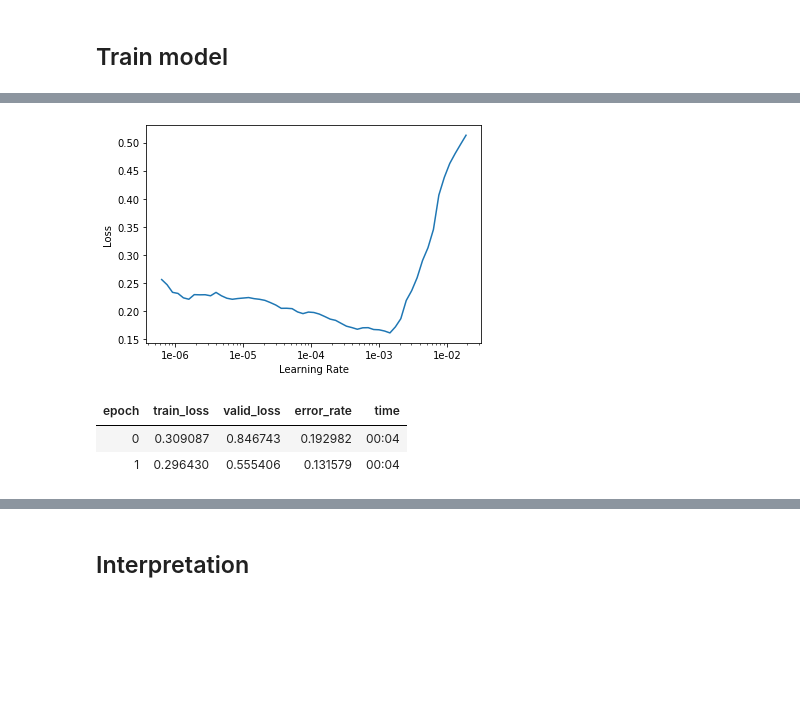
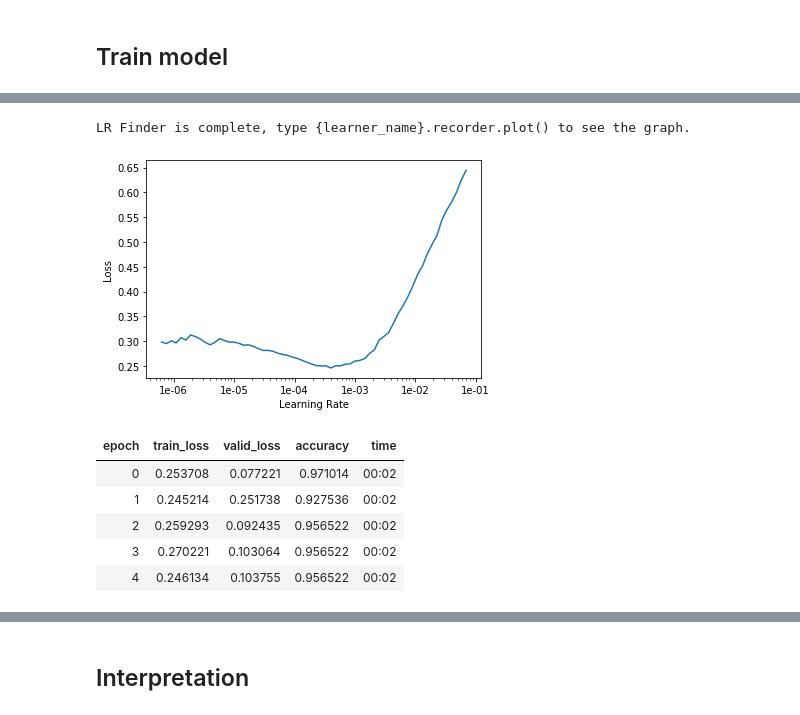
Before and after one commit to jw122/course-v3, a Jupyter notebook: nbs/dl1/datablock-playground.ipynb, the cells around one changed output, grey strips where cells are left out. Saved outputs shown, nothing was run; the diff lists cells and outputs as text; code cells hidden in the pictures; blank space fills up the shorter version.

```diff
--- a/nbs/dl1/datablock-playground.ipynb
+++ b/nbs/dl1/datablock-playground.ipynb
@@ -67,3 +90,5 @@ learn = create_cnn(data, models.resnet34, metrics=error_rate)
+# %%
+lr = 0.01
 # %%
-learn.fit_one_cycle(6)
+learn.fit_one_cycle(5, slice(lr))
 # %% [output]
@@ -79,4 +103,2 @@ learn.save('stage-1')
 # %%
 learn.unfreeze()
-# %%
-learn.load('stage-1')
@@ -105,0 +112,2 @@ LR Finder is complete, type {learner_name}.recorder.plot() to see the graph.
+# %%
+learn.fit_one_cycle(5, slice(1e-3, lr/5))
@@ -106,3 +125,4 @@ LR Finder is complete, type {learner_name}.recorder.plot() to see the graph.
 # %%
+learn.lr_find()
 learn.recorder.plot()
 # %% [output]
@@ -109,7 +130,11 @@ learn.recorder.plot()
+LR Finder is complete, type {learner_name}.recorder.plot() to see the graph.
-[figure, old version]
+[figure, new version]
 # %%
-learn.fit_one_cycle(2, max_lr=slice(3e-5,3e-3))
+learn.fit_one_cycle(5, slice(1e-4, lr/5))
 # %% [output]
-| epoch | train_loss | valid_loss | error_rate | time |
-| 0 | 0.309087 | 0.846743 | 0.192982 | 00:04 |
-| 1 | 0.296430 | 0.555406 | 0.131579 | 00:04 |
+| epoch | train_loss | valid_loss | accuracy | time |
+| 0 | 0.253708 | 0.077221 | 0.971014 | 00:02 |
+| 1 | 0.245214 | 0.251738 | 0.927536 | 00:02 |
+| 2 | 0.259293 | 0.092435 | 0.956522 | 00:02 |
+| 3 | 0.270221 | 0.103064 | 0.956522 | 00:02 |
+| 4 | 0.246134 | 0.103755 | 0.956522 | 00:02 |
```
Also changed, not shown: parts of 73 cells of this notebook.
